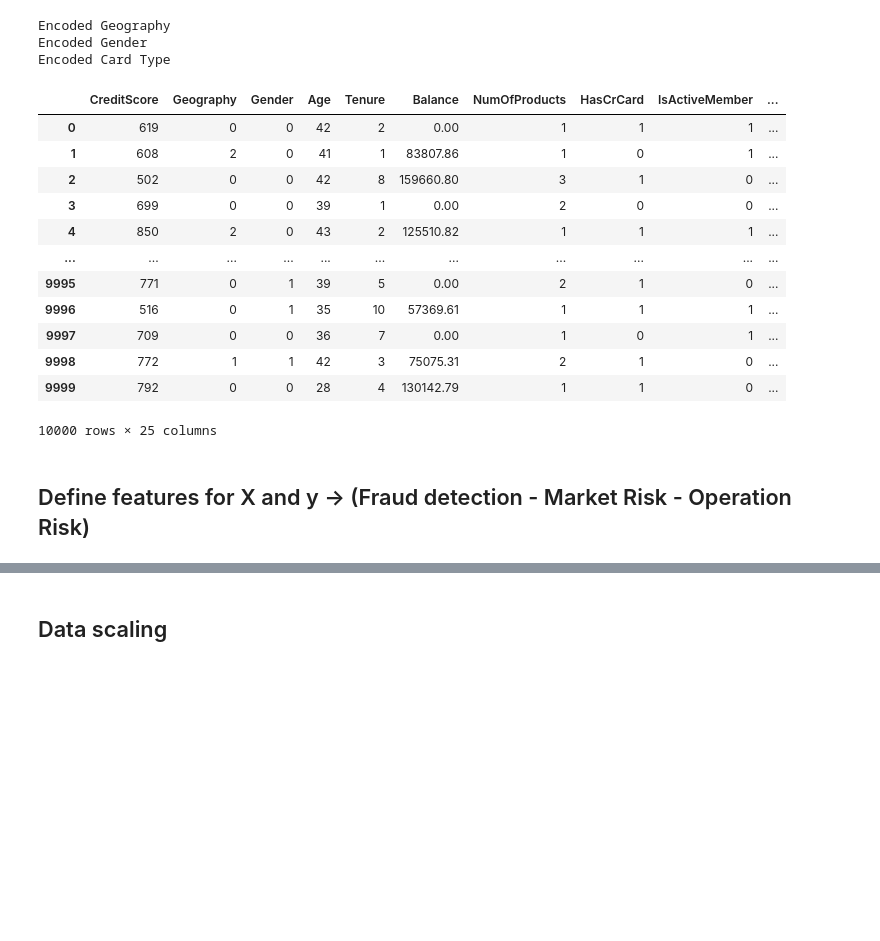
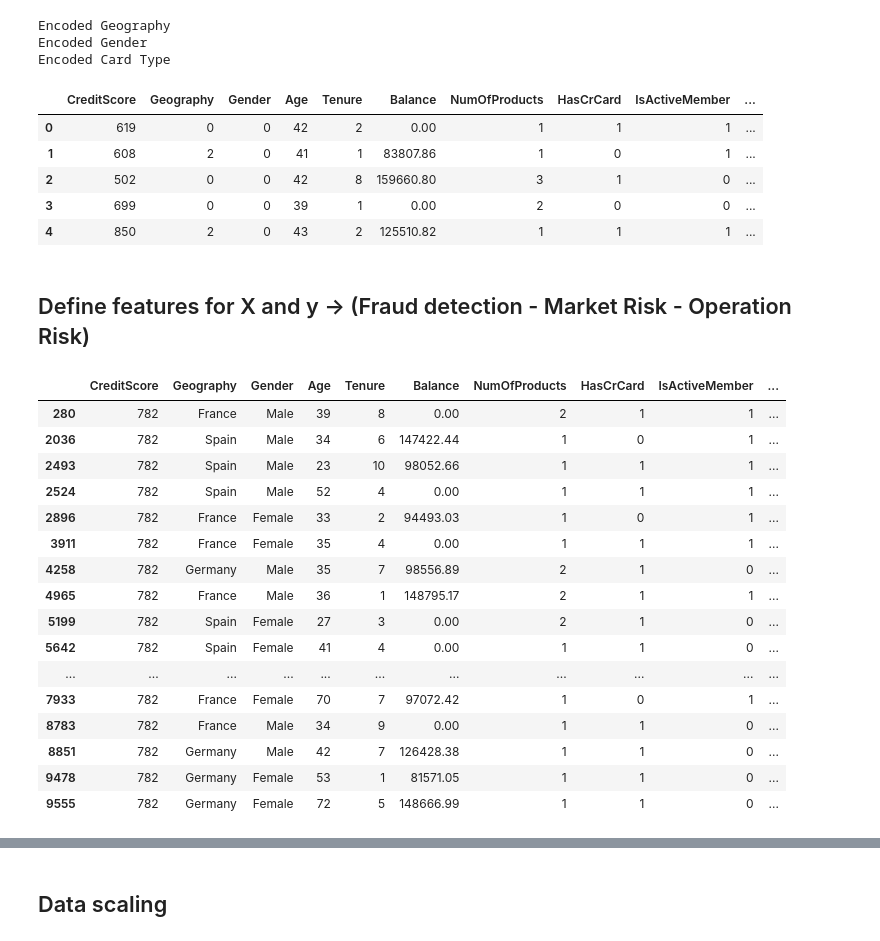
Before and after one commit to Mipjeiger/Bank-ML-End-to-end-Engineer, a Jupyter notebook: ml-engineer/notebooks/02_eda_fraud.ipynb, the cells around one changed output, grey strips where cells are left out. Saved outputs shown, nothing was run; the diff lists cells and outputs as text; code cells hidden in the pictures; blank space fills up the shorter version.

```diff
--- a/ml-engineer/notebooks/02_eda_fraud.ipynb
+++ b/ml-engineer/notebooks/02_eda_fraud.ipynb
@@ -125,31 +125,26 @@ df
 # %%
 from sklearn.preprocessing import LabelEncoder
 
+df_encoded = df.copy()
+
 le = LabelEncoder()
 # Encode categorical features
-for col in df.select_dtypes(include=["object"]).columns:
-    df[col] = le.fit_transform(df[col])
+for col in df_encoded.select_dtypes(include=["object"]).columns:
+    df_encoded[col] = le.fit_transform(df_encoded[col])
     print(f"Encoded {col}")
 # %% [output]
 Encoded Geography
 Encoded Gender
 Encoded Card Type
 # %%
-df
+df_encoded.head()
 # %% [output]
 |  | CreditScore | Geography | Gender | Age | Tenure | Balance | NumOfProducts | HasCrCard | IsActiveMember | ... |
 | 0 | 619 | 0 | 0 | 42 | 2 | 0.00 | 1 | 1 | 1 | ... |
 | 1 | 608 | 2 | 0 | 41 | 1 | 83807.86 | 1 | 0 | 1 | ... |
 | 2 | 502 | 0 | 0 | 42 | 8 | 159660.80 | 3 | 1 | 0 | ... |
 | 3 | 699 | 0 | 0 | 39 | 1 | 0.00 | 2 | 0 | 0 | ... |
 | 4 | 850 | 2 | 0 | 43 | 2 | 125510.82 | 1 | 1 | 1 | ... |
-| ... | ... | ... | ... | ... | ... | ... | ... | ... | ... | ... |
-| 9995 | 771 | 0 | 1 | 39 | 5 | 0.00 | 2 | 1 | 0 | ... |
-| 9996 | 516 | 0 | 1 | 35 | 10 | 57369.61 | 1 | 1 | 1 | ... |
-| 9997 | 709 | 0 | 0 | 36 | 7 | 0.00 | 1 | 0 | 1 | ... |
-| 9998 | 772 | 1 | 1 | 42 | 3 | 75075.31 | 2 | 1 | 0 | ... |
-| 9999 | 792 | 0 | 0 | 28 | 4 | 130142.79 | 1 | 1 | 0 | ... |
-10000 rows × 25 columns
 # %% [markdown]
 ## Define features for X and y -> (Fraud detection - Market Risk - Operation Risk)
 # %%
@@ -172,3 +167,23 @@ def split_data(X, y, test_size=0.2, random_state=42, stratify=None):
 X_train_fraud, X_test_fraud, y_train_fraud, y_test_fraud = split_data(X, y_fraud, stratify=y_fraud) # Split data for fraud prediction
 X_train_marketing, X_test_marketing, y_train_marketing, y_test_marketing = split_data(X, y_marketing, stratify=y_marketing) # Split data for marketing score prediction
 X_train_operational, X_test_operational, y_train_operational, y_test_operational = split_data(X, y_operational, stratify=y_operational) # Split data for operational risk score prediction
+# %%
+df[df["CreditScore"] == 782]
+# %% [output]
+|  | CreditScore | Geography | Gender | Age | Tenure | Balance | NumOfProducts | HasCrCard | IsActiveMember | ... |
+| 280 | 782 | France | Male | 39 | 8 | 0.00 | 2 | 1 | 1 | ... |
+| 2036 | 782 | Spain | Male | 34 | 6 | 147422.44 | 1 | 0 | 1 | ... |
+| 2493 | 782 | Spain | Male | 23 | 10 | 98052.66 | 1 | 1 | 1 | ... |
+| 2524 | 782 | Spain | Male | 52 | 4 | 0.00 | 1 | 1 | 1 | ... |
+| 2896 | 782 | France | Female | 33 | 2 | 94493.03 | 1 | 0 | 1 | ... |
+| 3911 | 782 | France | Female | 35 | 4 | 0.00 | 1 | 1 | 1 | ... |
+| 4258 | 782 | Germany | Male | 35 | 7 | 98556.89 | 2 | 1 | 0 | ... |
+| 4965 | 782 | France | Male | 36 | 1 | 148795.17 | 2 | 1 | 1 | ... |
+| 5199 | 782 | Spain | Female | 27 | 3 | 0.00 | 2 | 1 | 0 | ... |
+| 5642 | 782 | Spain | Female | 41 | 4 | 0.00 | 1 | 1 | 0 | ... |
+| ... | ... | ... | ... | ... | ... | ... | ... | ... | ... | ... |
+| 7933 | 782 | France | Female | 70 | 7 | 97072.42 | 1 | 0 | 1 | ... |
+| 8783 | 782 | France | Male | 34 | 9 | 0.00 | 1 | 1 | 0 | ... |
+| 8851 | 782 | Germany | Male | 42 | 7 | 126428.38 | 1 | 1 | 0 | ... |
+| 9478 | 782 | Germany | Female | 53 | 1 | 81571.05 | 1 | 1 | 0 | ... |
+| 9555 | 782 | Germany | Female | 72 | 5 | 148666.99 | 1 | 1 | 0 | ... |
```
Also changed, not shown: parts of 3 cells of this notebook, 6 other files.
